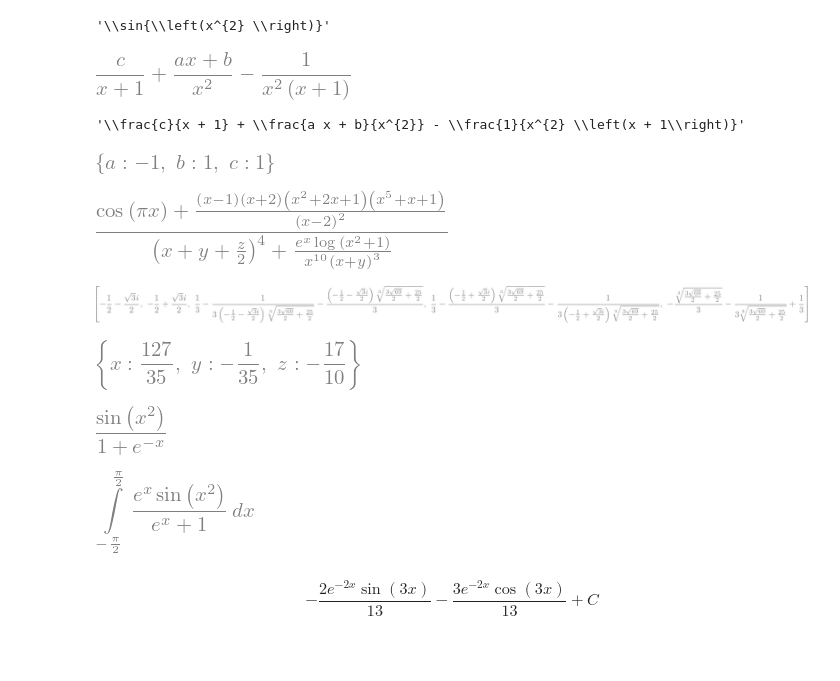
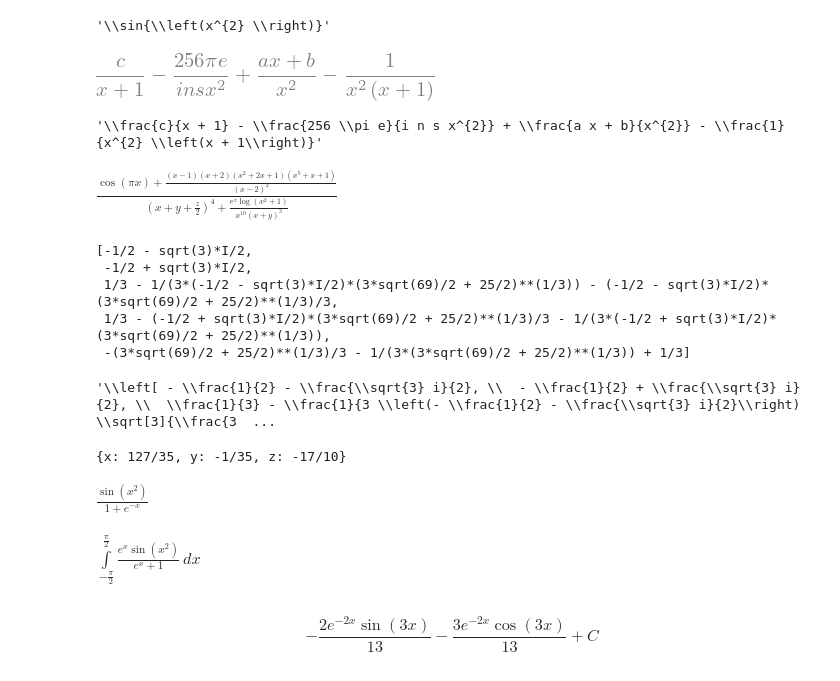
Before and after one commit to AreaEffectCloud/PyCalcu, a Jupyter notebook: complex.ipynb, the cells around one changed output. Drawn from its saved outputs; the diff is of its cells as text; code cells hidden in the pictures.

Commit message:
almost done transform latex

```diff
--- a/complex.ipynb
+++ b/complex.ipynb
@@ -1,24 +1,23 @@
 # %%
 import sympy
 sympy.init_printing()
+#All alphabets
 (a,b,c,d,e,f,g,h,i,j,k,l,m,n,o,p,q,r,s,t,u,v,w,x,y,z) = sympy.symbols('a b c d e f g h i j k l m n o p q r s t u v w x y z')
 
 y = (sympy.sin(x ** 2))
 display(sympy.latex(y))
 
 X = x * x + y * y - 1
 Y = x - y + sympy.Rational(1, 2)
 sympy.solve([X, Y], [x, y])
 
-F = (a * x + b) / (x ** 2) + c / (x + 1) - 1 / (x ** 2 * (x + 1))
+F = (a * x + b) / (x ** 2) + c / (x + 1) - 1 / (x ** 2 * (x + 1)) - e / (s * i * n *(x ** 2) / sympy.pi / 256)
 display(F)
 display(sympy.latex(F))
-sympy.solve(F, [a, b, c])
 # %% [output]
 '\\sin{\\left(x^{2} \\right)}'
-[figure, old version]
+[figure, new version]
-'\\frac{c}{x + 1} + \\frac{a x + b}{x^{2}} - \\frac{1}{x^{2} \\left(x + 1\\right)}'
+'\\frac{c}{x + 1} - \\frac{256 \\pi e}{i n s x^{2}} + \\frac{a x + b}{x^{2}} - \\frac{1}{x^{2} \\left(x + 1\\right)}'
-[figure, removed]
 # %%
 import sympy
 
@@ -37,9 +36,10 @@ F6 = sympy.log(x * x + 1) # 対数関数
 F7 = (x + y) ** 3 # 2変数関数
 F8 = (x + y + z / 2) ** 4 # 多変数関数
 
-display((F1*F2*F3+F4)/(F5*F6/F7+F8))
+#display((F1*F2*F3+F4)/(F5*F6/F7+F8))
 
 display(sympy.solve(F2, x)) # F2 = x ** 5 + x + 1)
+display(sympy.latex(sympy.solve(F2, x)))
 
 F10 = 2*x + 2*y + 6*z + 3
 F11 =   x +   y - 2*z - 7
@@ -52,11 +52,16 @@ display(sympy.sin(x ** 2) / (E ** (-x) + 1))
 y = sympy.sin(x ** 2) / (E ** (-x) + 1)
 sympy.integrate(y, (x, -(Pi / 2), Pi / 2))
 # %% [output]
-[figure, removed]
-[figure, removed]
-[figure, removed]
-[figure, removed]
-[figure, removed]
+$\displaystyle \frac{\cos{\left(\pi x \right)} + \frac{\left(x - 1\right) \left(x + 2\right) \left(x^{2} + 2 x + 1\right) \left(x^{5} + x + 1\right)}{\left(x - 2\right)^{2}}}{\left(x + y + \frac{z}{2}\right)^{4} + \frac{e^{x} \log{\left(x^{2} + 1 \right)}}{x^{10} \left(x + y\right)^{3}}}$
+[-1/2 - sqrt(3)*I/2,
+ -1/2 + sqrt(3)*I/2,
+ 1/3 - 1/(3*(-1/2 - sqrt(3)*I/2)*(3*sqrt(69)/2 + 25/2)**(1/3)) - (-1/2 - sqrt(3)*I/2)*(3*sqrt(69)/2 + 25/2)**(1/3)/3,
+ 1/3 - (-1/2 + sqrt(3)*I/2)*(3*sqrt(69)/2 + 25/2)**(1/3)/3 - 1/(3*(-1/2 + sqrt(3)*I/2)*(3*sqrt(69)/2 + 25/2)**(1/3)),
+ -(3*sqrt(69)/2 + 25/2)**(1/3)/3 - 1/(3*(3*sqrt(69)/2 + 25/2)**(1/3)) + 1/3]
+'\\left[ - \\frac{1}{2} - \\frac{\\sqrt{3} i}{2}, \\  - \\frac{1}{2} + \\frac{\\sqrt{3} i}{2}, \\  \\frac{1}{3} - \\frac{1}{3 \\left(- \\frac{1}{2} - \\frac{\\sqrt{3} i}{2}\\right) \\sqrt[3]{\\frac{3  ...
+{x: 127/35, y: -1/35, z: -17/10}
+$\displaystyle \frac{\sin{\left(x^{2} \right)}}{1 + e^{- x}}$
+$\displaystyle \int\limits_{- \frac{\pi}{2}}^{\frac{\pi}{2}} \frac{e^{x} \sin{\left(x^{2} \right)}}{e^{x} + 1}\, dx$
 # %% [markdown]
 $$
     - \frac{2 e^{- 2 x} \sin{\left(3 x \right)}}{13} - \frac{3 e^{- 2 x} \cos{\left(3 x \right)}}{13} +C
```
Also changed, not shown: 7 other files.
